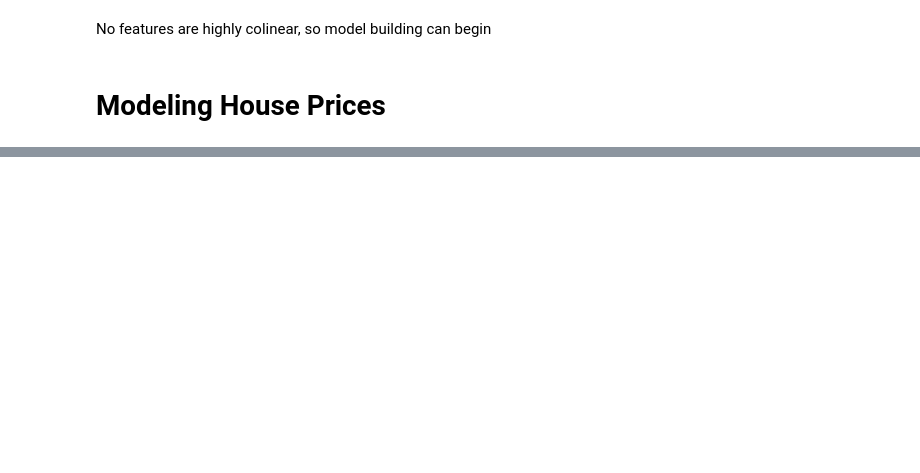
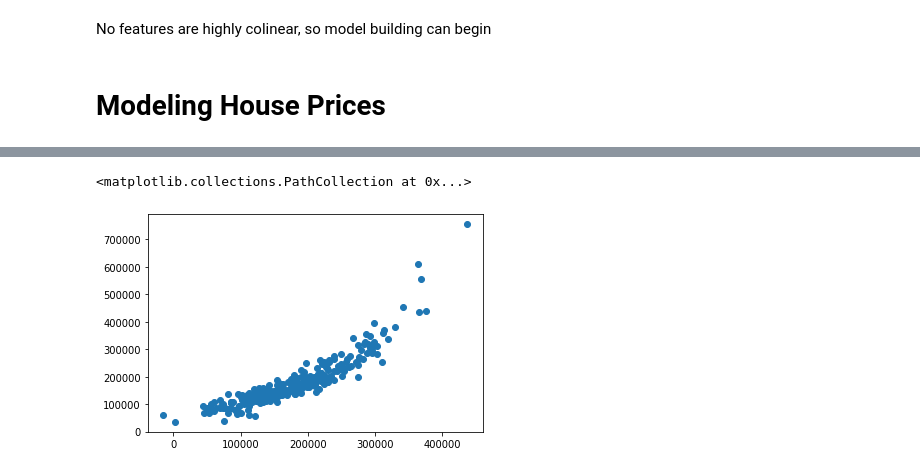
Before and after one commit to DJGump/module-work-DSI06, a Jupyter notebook: week7_dgump/Assignments/Model Eval Challenge.ipynb, the cells around one changed output, grey strips where cells are left out. Saved outputs shown, nothing was run; the diff lists cells and outputs as text; code cells hidden in the pictures; blank space fills up the shorter version.

Commit message:
Built and Fit Models
Fit data to ridge, lasso, and eleastic net models. Initial scores of 0.88

```diff
--- a/week7_dgump/Assignments/Model Eval Challenge.ipynb
+++ b/week7_dgump/Assignments/Model Eval Challenge.ipynb
@@ -309,6 +324,7 @@ cols_of_interest = [
     "garagecars",
     "totalarea",
     "poolarea",
+    "overallqual",
 ]
 
 # columns chosen somewhat (completely) arbitrarily
@@ -451,6 +452,10 @@ linear.fit(X_train, y_train)
 LinearRegression(copy_X=True, fit_intercept=True, n_jobs=None, normalize=False)
 [interactive output not drawn]
 # %%
-grid = {"alpha": [0.0001, 0.001, 0.01, 0.1]}
-ridge = Ridge(alpha=10)
-ridge.fit(X_train, y_train)
+grid = {"alpha": [0.0001, 0.001, 0.01, 0.1, 1, 10, 20]}
+ridge_cv = GridSearchCV(Ridge(), grid, verbose=1, cv=5)
+ridge_cv.fit(X_train, y_train)
+
+# The best fit is in the best_estimator_ attribute
+print(f"selected alpha: {ridge_cv.best_estimator_.alpha}")
+ridge_cv.best_estimator_.coef_
@@ -456,0 +539,2 @@ ridge.fit(X_train, y_train)
+# %%
+ridge_predicts = ridge_cv.predict(X_test)
@@ -456,0 +543,5 @@ ridge.fit(X_train, y_train)
+# %%
+plt.scatter(ridge_predicts, y_test)
+# %% [output]
+<matplotlib.collections.PathCollection at 0x...>
+[figure, added]
```
Also changed, not shown: parts of 21 cells of this notebook, 2 other files.
